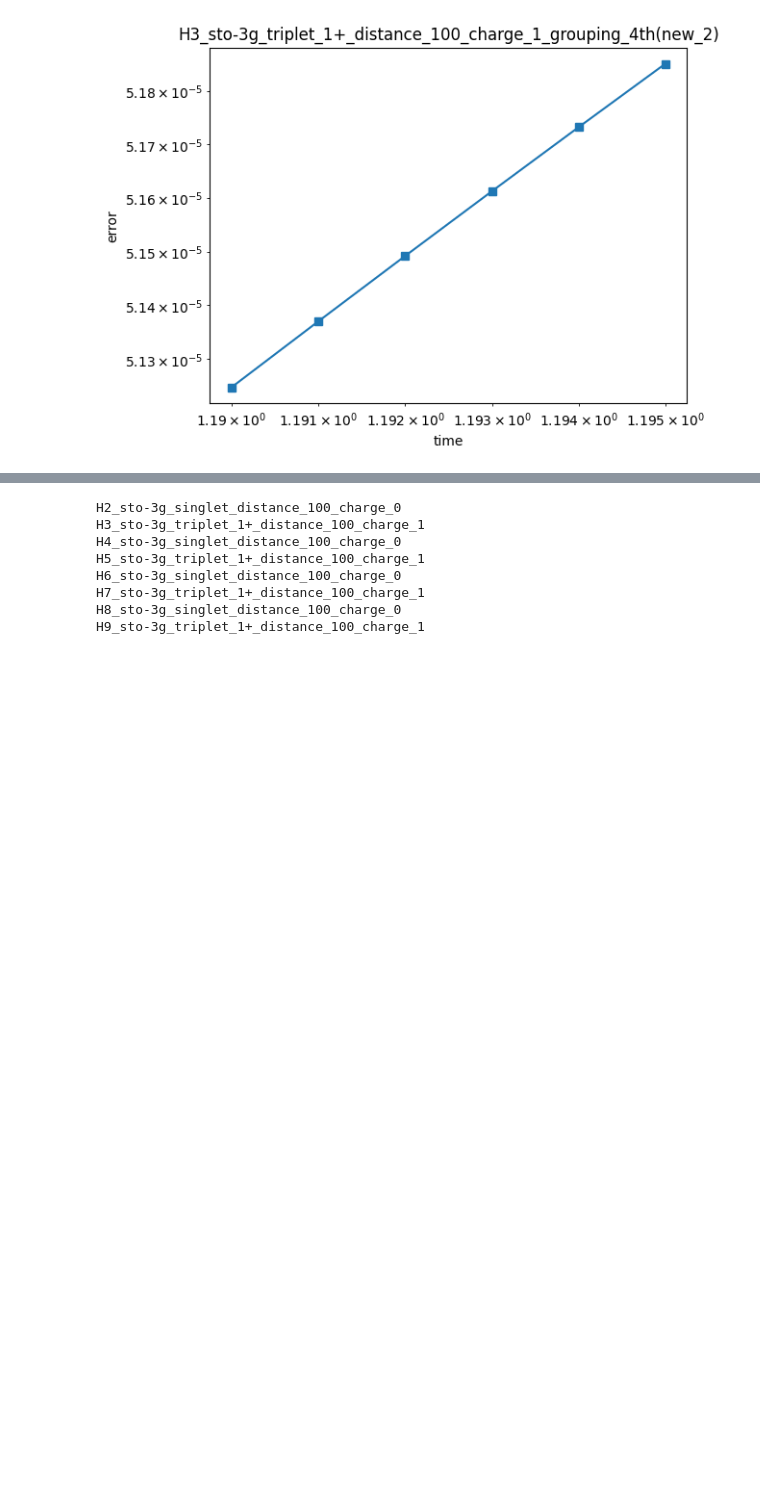
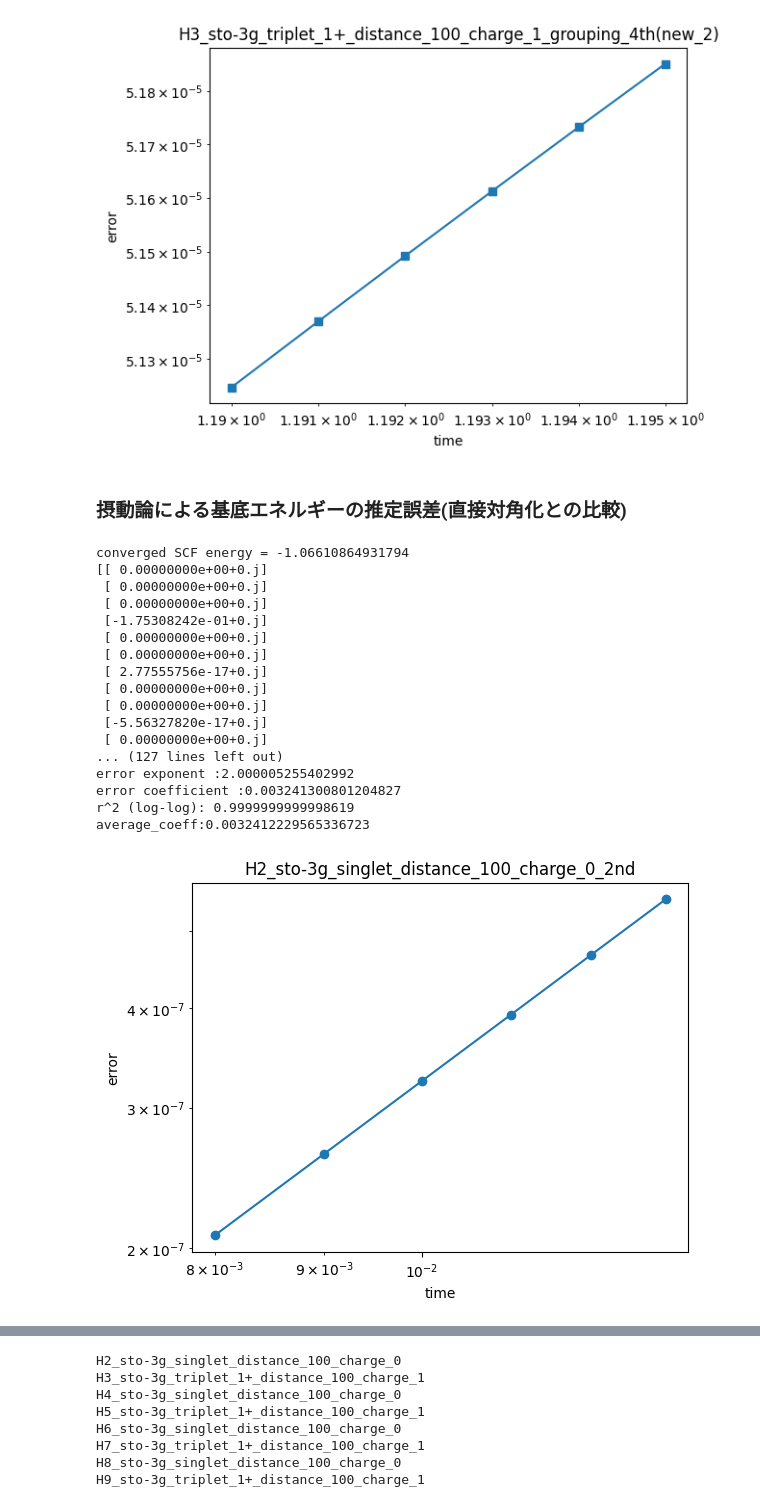
Before and after one commit to HIROMU1015/Evaluation_numGate_highorder_DF, a Jupyter notebook: abe_trotter_project.ipynb, the cells around one changed output, grey strips where cells are left out. Drawn from its saved outputs; the diff is of its cells as text; code cells hidden in the pictures; blank space fills up the shorter version.

```diff
--- a/abe_trotter_project.ipynb
+++ b/abe_trotter_project.ipynb
@@ -25,3 +58,34 @@ error coefficient :[3.15247877e-05]
 r^2 (log-log): 0.999951818260274
 average_coeff:2.5491862854577444e-05
 [figure]
+# %% [markdown]
+### 摂動論による基底エネルギーの推定誤差(直接対角化との比較)
+# %%
+import trotter_error_plt as tep
+s_time = 0.008 # 初時刻
+e_time = 0.014 # 終時刻
+dividing = 0.001 # ステップ幅
+Hchain = 2 # H-chain
+num_w = '2nd' # 使用積公式
+storage = None # フィッティング α, p 保存可否
+avestrage = None # フィッティング α (p 固定) 保存可否
+tep.trotter_error_plt_qc(s_time, e_time, dividing, Hchain, num_w, storage, avestrage)
+# %% [output]
+converged SCF energy = -1.06610864931794
+[[ 0.00000000e+00+0.j]
+ [ 0.00000000e+00+0.j]
+ [ 0.00000000e+00+0.j]
+ [-1.75308242e-01+0.j]
+ [ 0.00000000e+00+0.j]
+ [ 0.00000000e+00+0.j]
+ [ 2.77555756e-17+0.j]
+ [ 0.00000000e+00+0.j]
+ [ 0.00000000e+00+0.j]
+ [-5.56327820e-17+0.j]
+ [ 0.00000000e+00+0.j]
+... (127 lines left out)
+error exponent :2.000005255402992
+error coefficient :0.003241300801204827
+r^2 (log-log): 0.9999999999998619
+average_coeff:0.0032412229565336723
+[figure, added]
```
Also changed, not shown: parts of 7 cells of this notebook, 3 other files.
